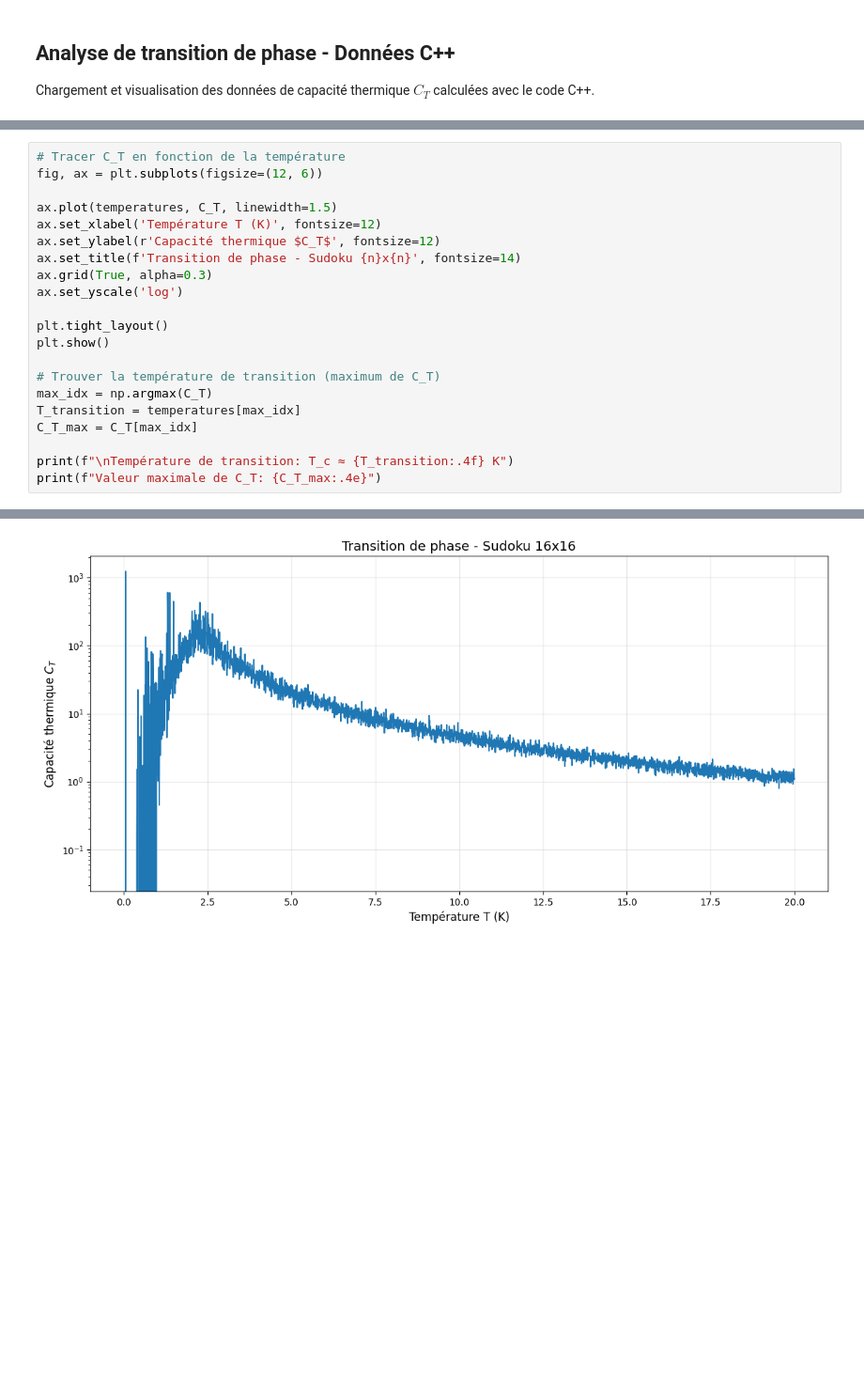
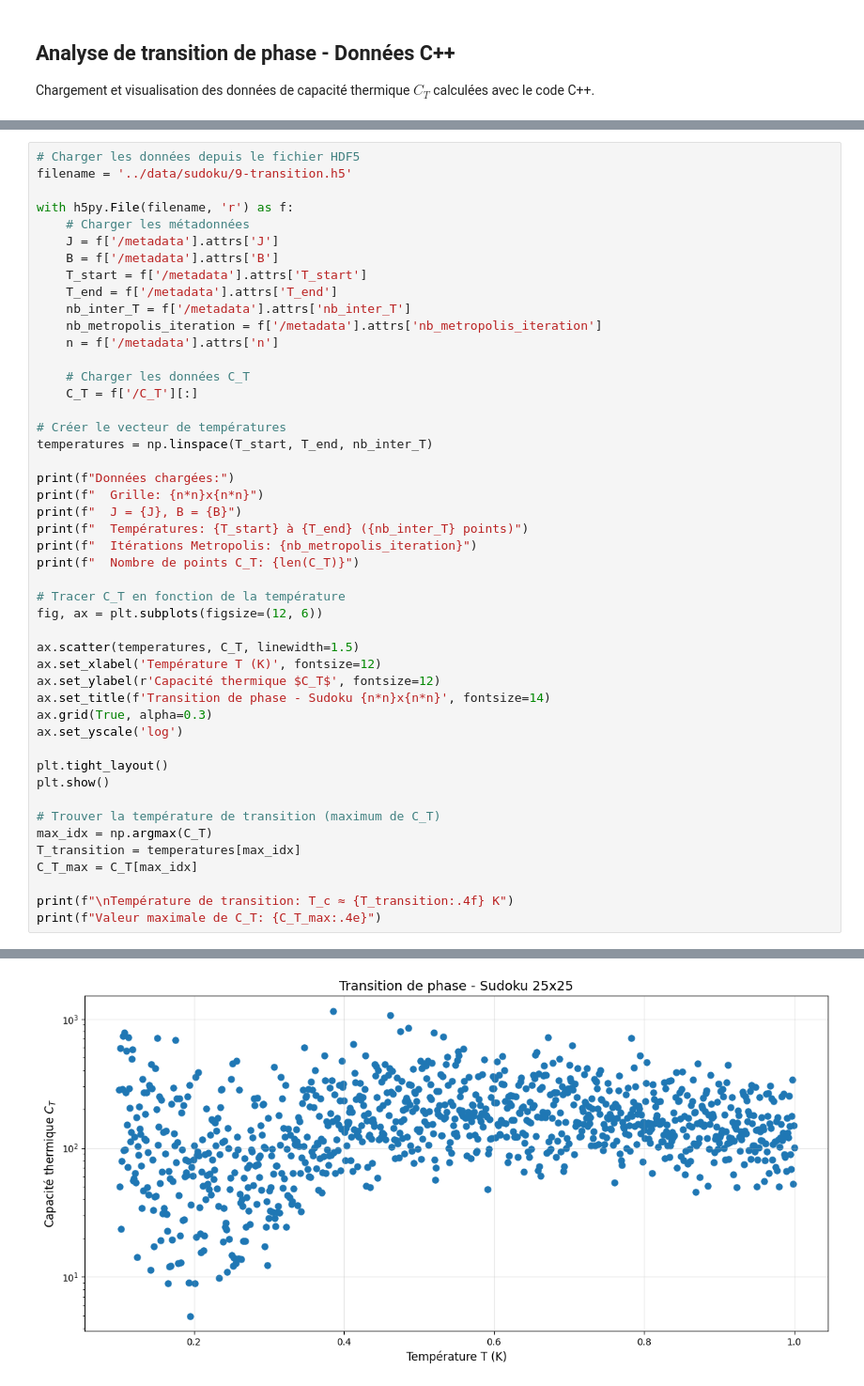
Before and after one commit to Gabriel-lct/ising-model-research, a Jupyter notebook: python/sudoku.ipynb, the cells around one changed output, grey strips where cells are left out. Shown at 94% size. Drawn from its saved outputs; the diff is of its cells as text; blank space fills up the shorter version.

```diff
--- a/python/sudoku.ipynb
+++ b/python/sudoku.ipynb
@@ -214,11 +180,37 @@ Données chargées:
 # %%
+# Charger les données depuis le fichier HDF5
+filename = '../data/sudoku/9-transition.h5'
+
+with h5py.File(filename, 'r') as f:
+    # Charger les métadonnées
+    J = f['/metadata'].attrs['J']
+    B = f['/metadata'].attrs['B']
+    T_start = f['/metadata'].attrs['T_start']
+    T_end = f['/metadata'].attrs['T_end']
+    nb_inter_T = f['/metadata'].attrs['nb_inter_T']
+    nb_metropolis_iteration = f['/metadata'].attrs['nb_metropolis_iteration']
+    n = f['/metadata'].attrs['n']
+
+    # Charger les données C_T
+    C_T = f['/C_T'][:]
+
+# Créer le vecteur de températures
+temperatures = np.linspace(T_start, T_end, nb_inter_T)
+
+print(f"Données chargées:")
+print(f"  Grille: {n*n}x{n*n}")
+print(f"  J = {J}, B = {B}")
+print(f"  Températures: {T_start} à {T_end} ({nb_inter_T} points)")
+print(f"  Itérations Metropolis: {nb_metropolis_iteration}")
+print(f"  Nombre de points C_T: {len(C_T)}")
+
 # Tracer C_T en fonction de la température
 fig, ax = plt.subplots(figsize=(12, 6))
 
-ax.plot(temperatures, C_T, linewidth=1.5)
+ax.scatter(temperatures, C_T, linewidth=1.5)
 ax.set_xlabel('Température T (K)', fontsize=12)
 ax.set_ylabel(r'Capacité thermique $C_T$', fontsize=12)
-ax.set_title(f'Transition de phase - Sudoku {n}x{n}', fontsize=14)
+ax.set_title(f'Transition de phase - Sudoku {n*n}x{n*n}', fontsize=14)
 ax.grid(True, alpha=0.3)
 ax.set_yscale('log')
 
@@ -236 +234 @@ print(f"Valeur maximale de C_T: {C_T_max:.4e}")
-[figure, old version]
+[figure, new version]
```
Also changed, not shown: parts of 8 cells of this notebook, 13 other files.
